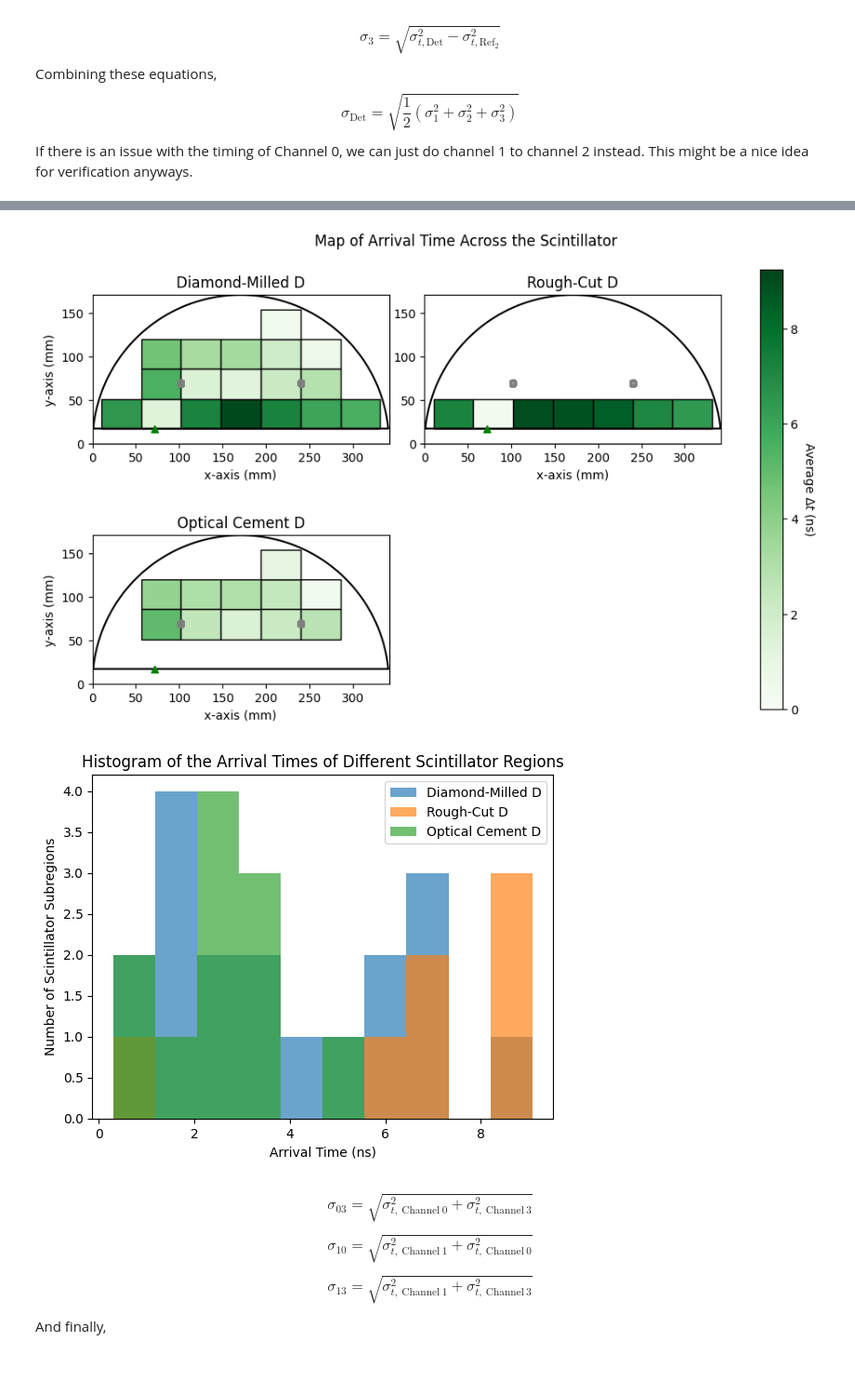
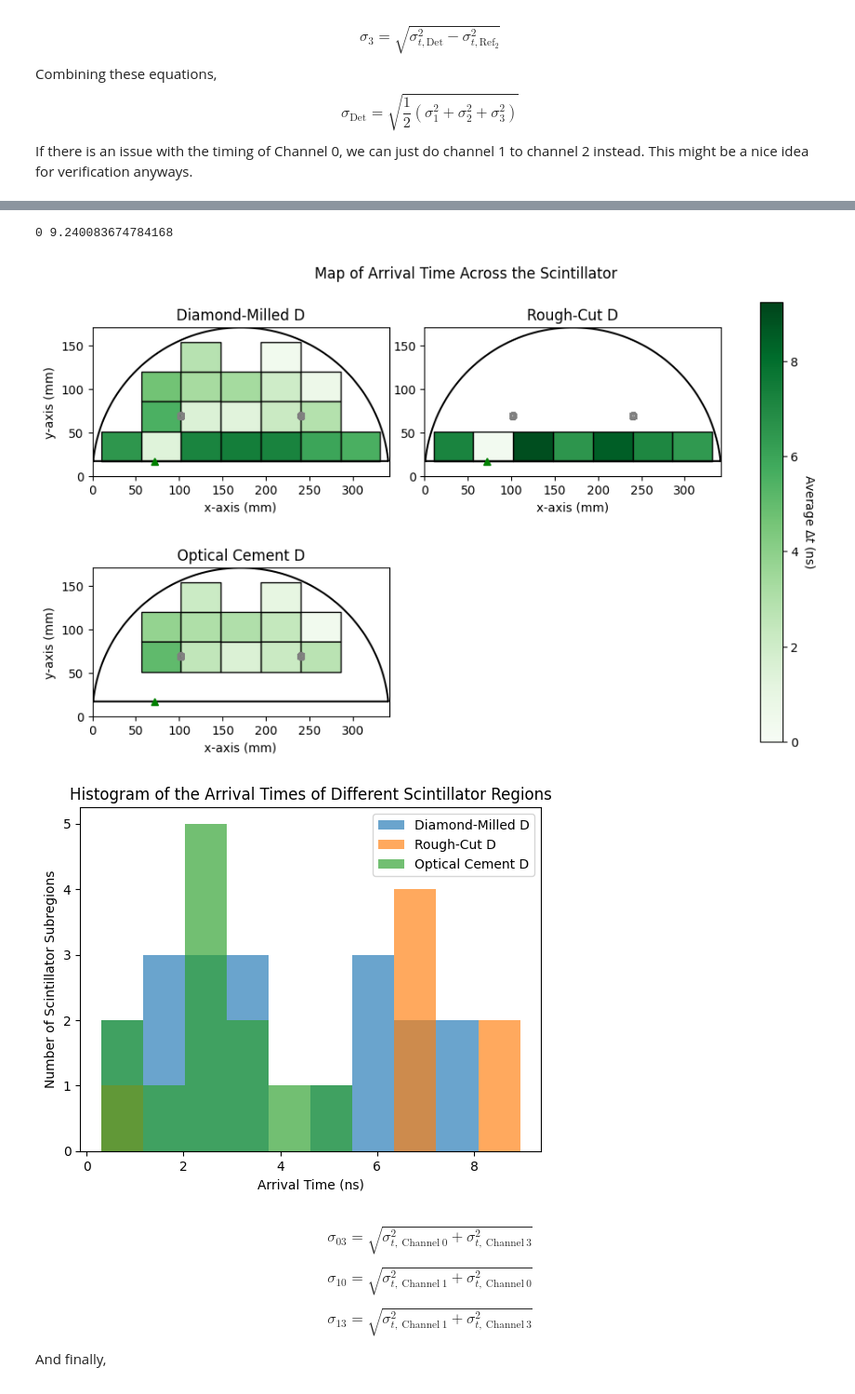
Before and after one commit to Harris-Oldring/mist-characterization-optimization, a Jupyter notebook: analysis/efficiency_map/analysis.ipynb, the cells around one changed output, grey strips where cells are left out. Shown at 93% size. Saved outputs shown, nothing was run; the diff lists cells and outputs as text; code cells hidden in the pictures.

```diff
--- a/analysis/efficiency_map/analysis.ipynb
+++ b/analysis/efficiency_map/analysis.ipynb
@@ -595,3 +602,8 @@ You have taken data for 62.07% of detector regions!
+# %%
+t = data_dict['0'][0].db['Time']
+for i in range(len(t)-1):
+   if t[i+1] < t[i]:
+      print('Uh-oh')
 # %%
 # Filter out noise by eliminating events that don't have triple coincidence
 
@@ -612,11 +624,21 @@ def filter_noise(coincidence_level, acceptance_time=1.6e-8, plots = False):
          noise = True
          # Check for coincidence in chs 1 and 2
          if id=='baseline': ti,tf = ch_times[3][idxs[3]],ch_times[0][idxs[0]]
-         elif int(id)<7: ti,tf = ch_times[3][idxs[3]],ch_times[0][idxs[0]] # Channel 3 is the top scintillator while channel 0 is at the bottom for tests 0-6
+         elif int(id)<7 or int(id)>=60: ti,tf = ch_times[3][idxs[3]],ch_times[0][idxs[0]] # Channel 3 is the top scintillator while channel 0 is at the bottom for tests 0-6
          elif int(id)>=7: tf,ti = ch_times[3][idxs[3]],ch_times[0][idxs[0]] # Channel 3 is the bottom scintillator while channel 0 is at the top for tests 7-28
          dt = tf - ti
          # if dt>0: print(dt)
          dts.append(dt)
+
+         # t0 = ch_times[0][idxs[0]],
+         # print((ch_times[0][idxs[0]]-t0)*1e9,(ch_times[1][idxs[1]]-t0)*1e9,(ch_times[2][idxs[2]]-t0)*1e9,(ch_times[3][idxs[3]]-t0)*1e9, test[0].db['Height'][idxs[0]], test[3].db['Height'][idxs[3]])
+         # if (np.abs(ch_times[1][idxs[1]]- ch_times[3][idxs[3]])*1e9 < 16) and (np.abs(ch_times[1][idxs[1]]- ch_times[3][idxs[3]])*1e9 > 16):
+         #    print("!!")
+         #    print(test[3].db['Energy'][idxs[3]])
+         # if (np.abs(ch_times[2][idxs[2]]- ch_times[3][idxs[3]])*1e9 < 16) and (np.abs(ch_times[2][idxs[2]]- ch_times[3][idxs[3]])*1e9 > 16):
+         #    print("!!")
+         #    print(test[3].db['Energy'][idxs[3]])
+
 
          # t_c = ch_times[3][idxs[3]]+dts[idxs[3]]/2
          # if id=='3':
@@ -1014,9 +1036,9 @@ def make_rough_colour_map(box_values, full_box_positional_data, channels=[1,2],t
    plt.show()
 
 def make_regional_hist(data_list,title,xlabel):
-   dm = data_list[1].values()
+   dm = {k: val for k, val in data_list[1].items() if int(k)<60}.values()
    rc = {k: val for k, val in data_list[2].items() if int(k)<7}.values()
-   oc = {k: val for k, val in data_list[2].items() if int(k)>=7}.values()
+   oc = {k: val for k, val in data_list[2].items() if (int(k)>=7 and int(k)<60)}.values()
    _,bins = np.histogram(list(dm)+list(rc)+list(oc))
    plt.title(title)
    plt.xlabel(xlabel)
@@ -1039,9 +1061,11 @@ def make_clean_colour_map(box_values, full_box_positional_data, kinds=['Diamond-
    vmin,vmax = 1e9, 0
    for ch in box_values:
       for key in ch.keys():
+         if key >=60: continue
          if ch[key] > vmax: vmax = ch[key]
          if ch[key] < vmin: vmin = ch[key]
    if vmax_override is not None: vmax = vmax_override
+   print(vmin,vmax)
 
    for i in range(rows):
       for j in range(cols):
@@ -1100,7 +1125,7 @@ for key in data_dict.keys():
    duration, e = test.duration, test.NEvents
    duration_dict[key] = duration
    # print(f"Weighting for {int(test.id)}: {old_box_data[int(test.id)]['weighting']*100:.2f}%")
-   max_e_dict[key] = e*old_box_data[int(test.id)]['weighting']
+   max_e_dict[key] = e*old_box_data[int(test.id)]['weighting'] if int(test.id) < 60 else e
    # if int(key) < 7: max_e_dict[key] *= 0.9562 # Reweighting of bottom row
 
 
@@ -1245,6 +1275,7 @@ If there is an issue with the timing of Channel 0, we can just do channel 1 to c
 def compare_timing(ref_i,d_dict,display=False):
    ref_t_dict = {}
    for key in d_dict.keys():
+      print(d_dict[key])
       test = d_dict[key][ref_i]
       t = test.nmt
       ref_t_dict[key] = t
@@ -1263,14 +1294,16 @@ def compare_timing(ref_i,d_dict,display=False):
          else:
             test = d_dict[key][ch]
             ref_t = ref_t_dict[key]
-            mu, sigma = test.get_dt_params(ref_t,plot=False)
+            mu, sigma = test.get_dt_params(ref_t,plot=False) if not display else test.get_dt_params(ref_t,plot=True)
             mu_t_dict[int(key)] = np.abs(mu)*1e9 # Convert to ns
             sigma_t_dict[int(key)] = sigma*1e9 # Convert to ns
             if display: print(f"{key} - μ: {mu*1e9:.6f} ns, σ: {sigma*1e9:.6f} ns")
       mu_t_list.append(mu_t_dict)
       sigma_t_list.append(sigma_t_dict)
+
    return mu_t_list, sigma_t_list
 
+print(data_dict)
 mu_0_list,sigma_0_list = compare_timing(0,data_dict)
 mu_1_list,sigma_1_list = compare_timing(1,data_dict)
 mu_2_list,sigma_2_list = compare_timing(2,data_dict)
@@ -1290,5 +1340,6 @@ make_regional_hist(mu_3_list,'Histogram of the Arrival Times of Different Scinti
+0 9.240083674784168
-[figure, old version]
+[figure, new version]
-[figure, old version]
+[figure, new version]
 # %% [markdown]
 \begin{equation}
     \sigma_{03} = \sqrt{\sigma_{t,\mathrm{~Channel~0}}^2 + \sigma_{t,\mathrm{~Channel~3}}^2}
```
Also changed, not shown: parts of 11 cells of this notebook, 2 other files.
